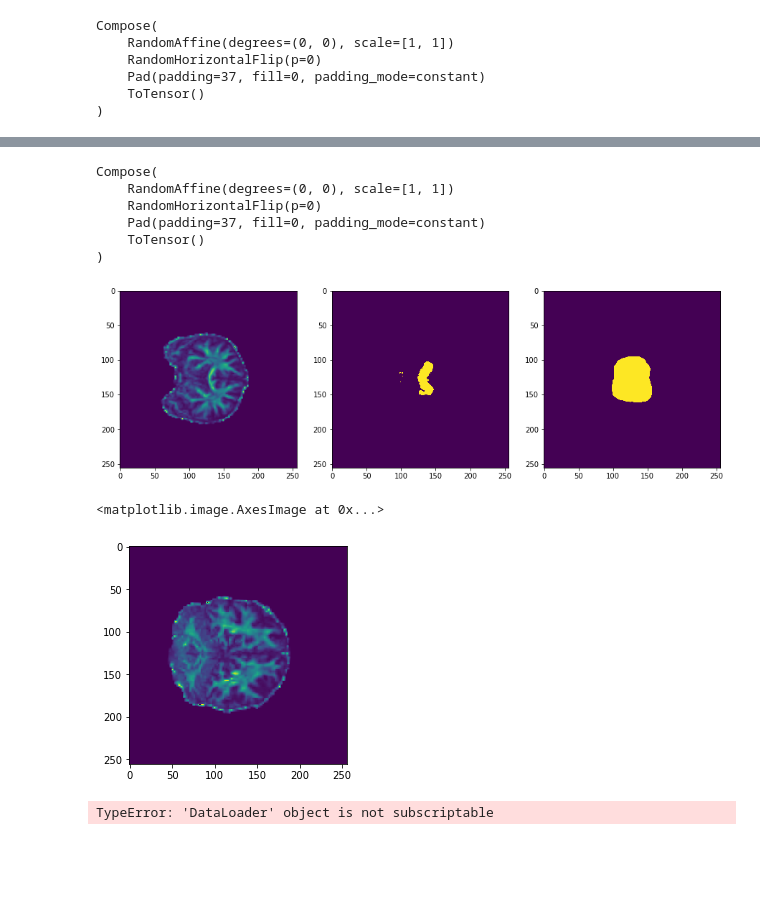
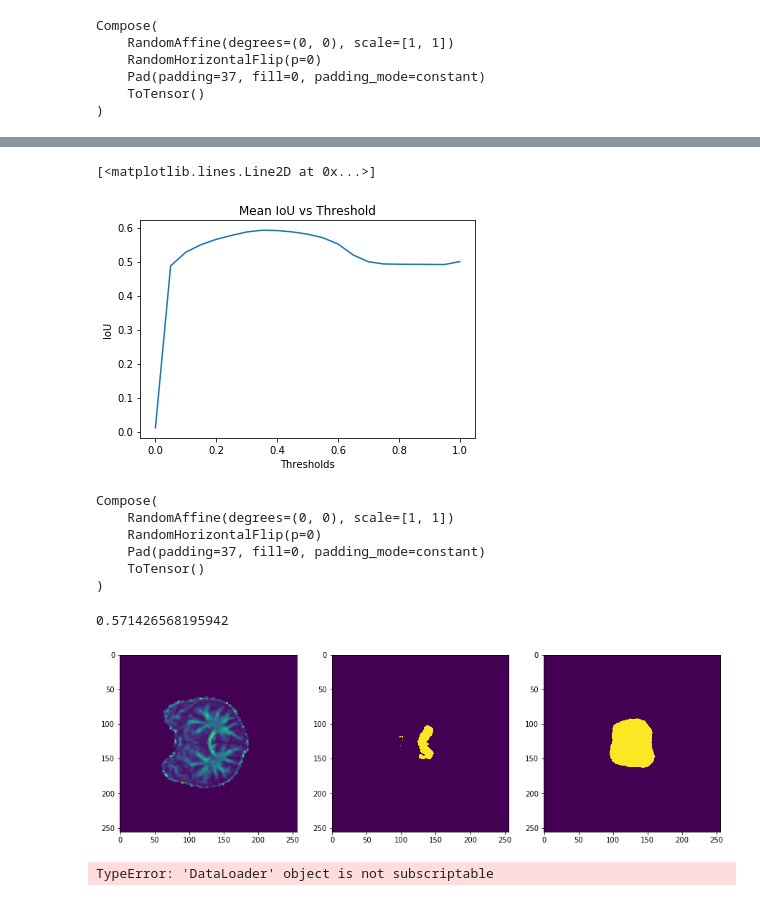
Before and after one commit to mccrinbc/TBI_Segmentation, a Jupyter notebook: smp_main.ipynb, the cells around one changed output, grey strips where cells are left out. Saved outputs shown, nothing was run; the diff lists cells and outputs as text; code cells hidden in the pictures; blank space fills up the shorter version.

```diff
--- a/smp_main.ipynb
+++ b/smp_main.ipynb
@@ -473,3 +819,11 @@ ax.legend('T',loc = "lower right")
+# %%
+plt.title("Mean IoU vs Threshold")
+plt.xlabel("Thresholds")
+plt.ylabel("IoU")
+plt.plot(thresholds,meanIoUs_each_threshold)
+# %% [output]
+[<matplotlib.lines.Line2D at 0x...>]
+[figure, added]
 # %%
 #This section is made to analyze how well the model performed overall.
 del model
@@ -513,5 +873,5 @@ def load_image_result(loader, index, model, threshold):
 # %%
-load_image_result(loader, 30, model, best_thresh) #Takes a second to run if on CPU.
+thresh_prediction = load_image_result(loader, 30, model, best_thresh) #Takes a second to run if on CPU.
 
 #non-deterministic behaviour might be occuring because of the transform function explicity built into the
 #dataset call above. Potentially retrain and remove transform from testing dataset.
@@ -519,12 +879,8 @@ load_image_result(loader, 30, model, best_thresh) #Takes a second to run if on C
 #Each call of loader.dataset could be passing in the FIRST image you expect through a set of RANDOM transformations
 #This would make sense as to why we're getting randomness.
 # %% [output]
+0.571426568195942
 [figure]
-# %%
- plt.imshow(loader.dataset[0][0][0])
-# %% [output]
-<matplotlib.image.AxesImage at 0x...>
-[figure, removed]
 # %%
 #Load the brains, Determine the Predictions, Threshold the prediction with optimal value, plot
 
```
Also changed, not shown: parts of 26 cells of this notebook.
